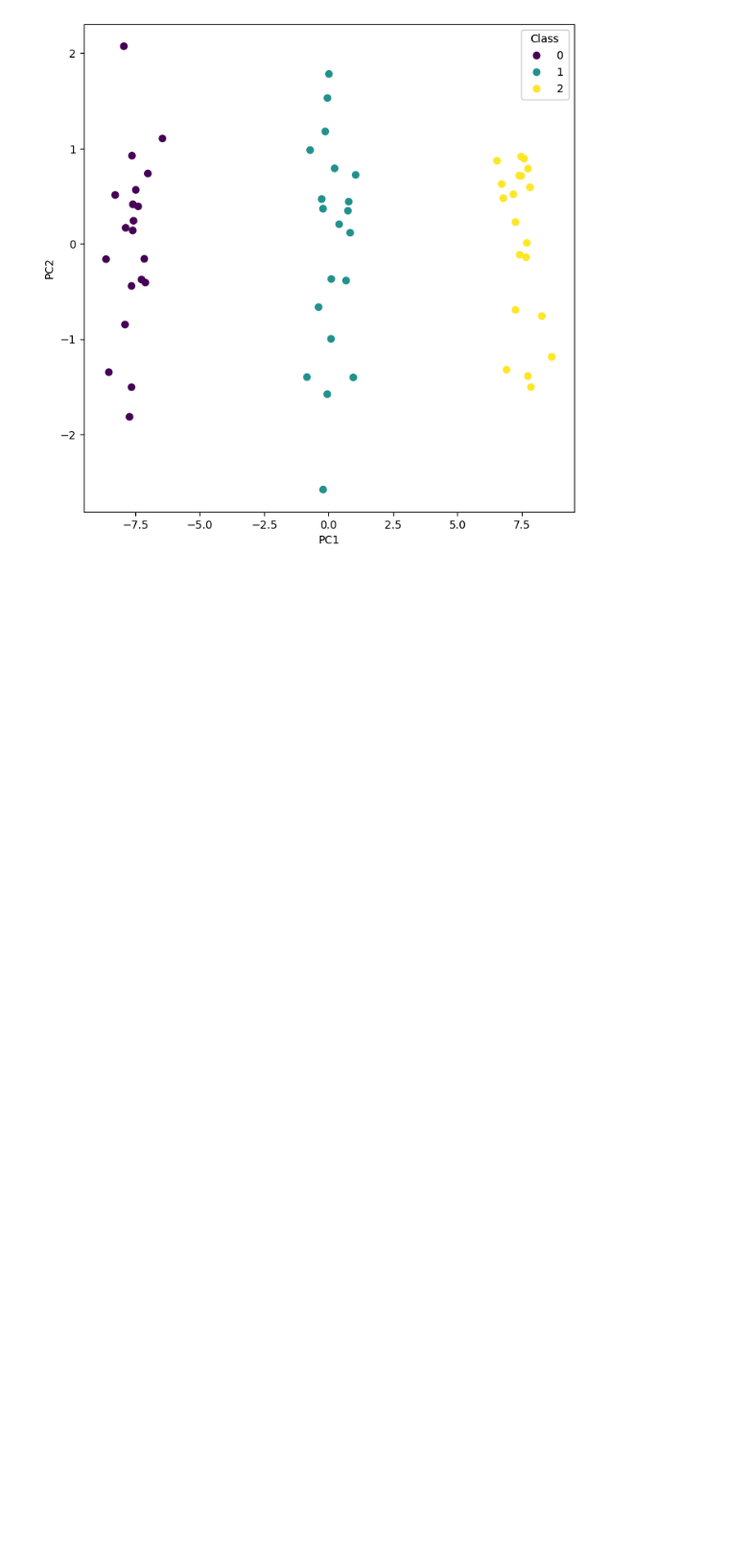
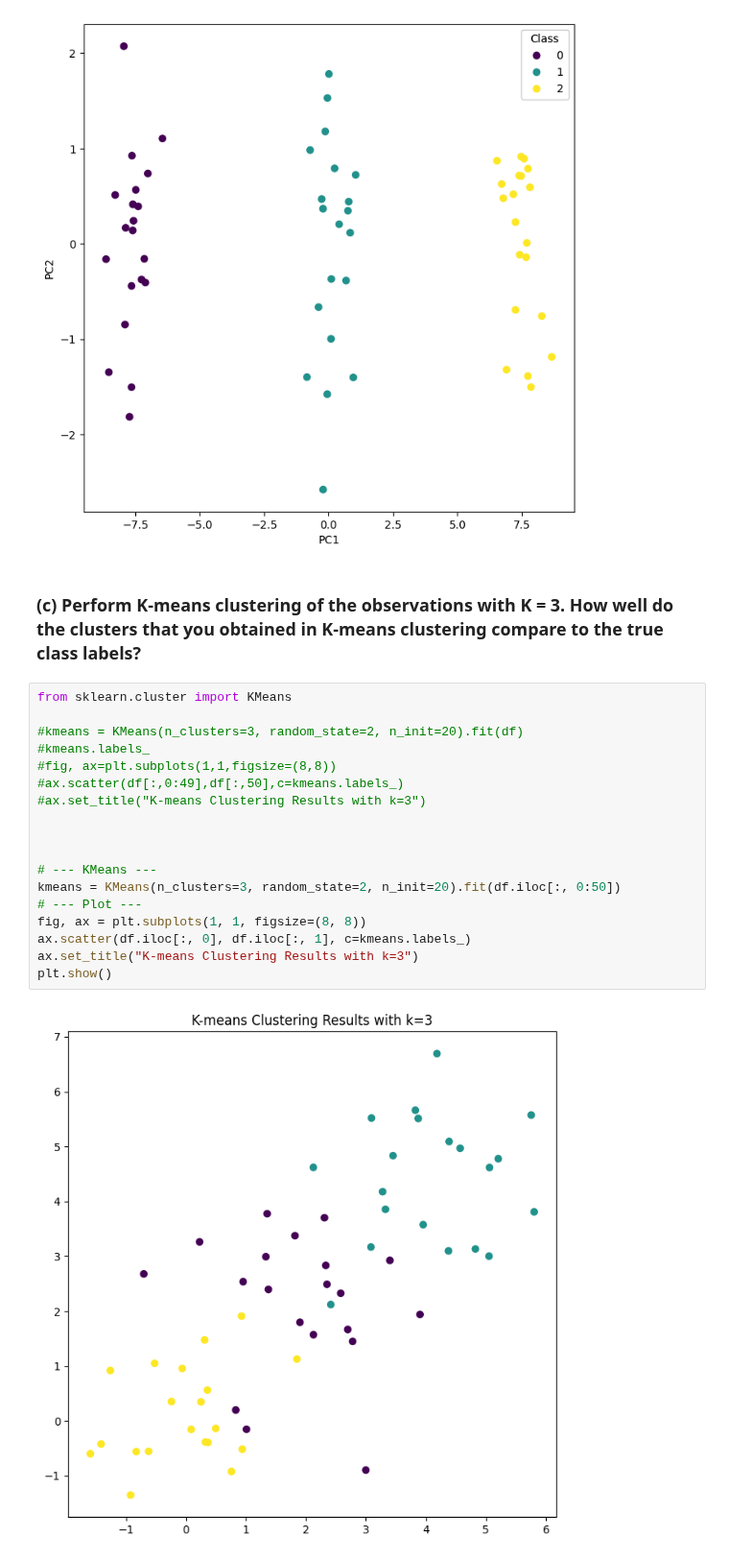
Before and after one commit to andyponn/2025_Fraud-Detection-project, a Jupyter notebook: ML/1013hwQ1.ipynb, the cells around one changed output. Shown at 96% size. Cells and saved outputs as stored; diff of their text form; blank space fills up the shorter version.

```diff
--- a/ML/1013hwQ1.ipynb
+++ b/ML/1013hwQ1.ipynb
@@ -95,3 +95,25 @@ ax.add_artist(legend1)
 # %% [output]
 <matplotlib.legend.Legend at 0x...>
 [figure]
+# %% [markdown]
+### (c) Perform K-means clustering of the observations with K = 3. How well do the clusters that you obtained in K-means clustering compare to the true class labels?
+# %%
+from sklearn.cluster import KMeans
+
+#kmeans = KMeans(n_clusters=3, random_state=2, n_init=20).fit(df)
+#kmeans.labels_
+#fig, ax=plt.subplots(1,1,figsize=(8,8))
+#ax.scatter(df[:,0:49],df[:,50],c=kmeans.labels_)
+#ax.set_title("K-means Clustering Results with k=3")
+
+
+
+# --- KMeans ---
+kmeans = KMeans(n_clusters=3, random_state=2, n_init=20).fit(df.iloc[:, 0:50])
+# --- Plot ---
+fig, ax = plt.subplots(1, 1, figsize=(8, 8))
+ax.scatter(df.iloc[:, 0], df.iloc[:, 1], c=kmeans.labels_)
+ax.set_title("K-means Clustering Results with k=3")
+plt.show()
+# %% [output]
+[figure, added]
```
Also changed, not shown: parts of 5 cells of this notebook.
